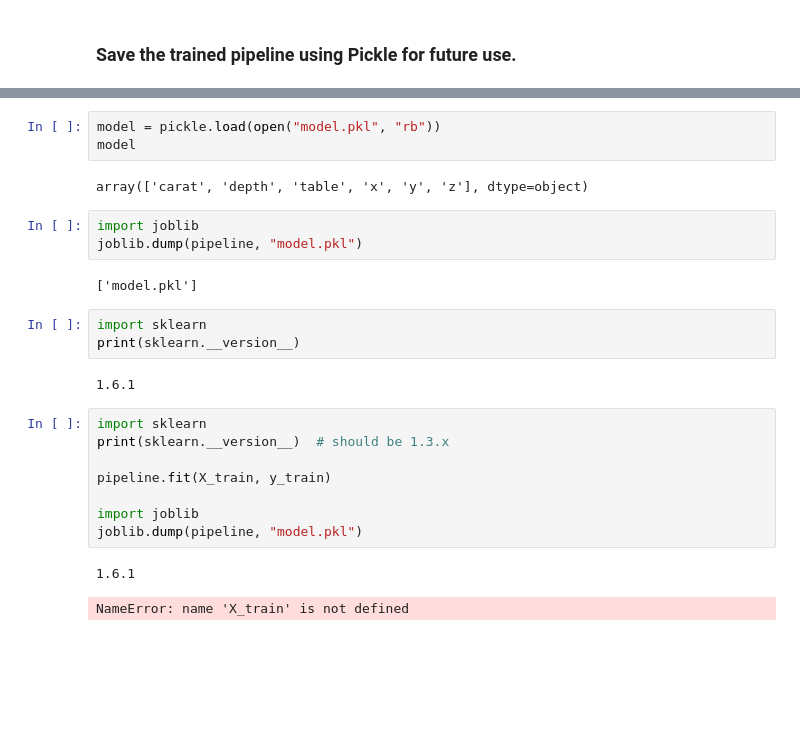
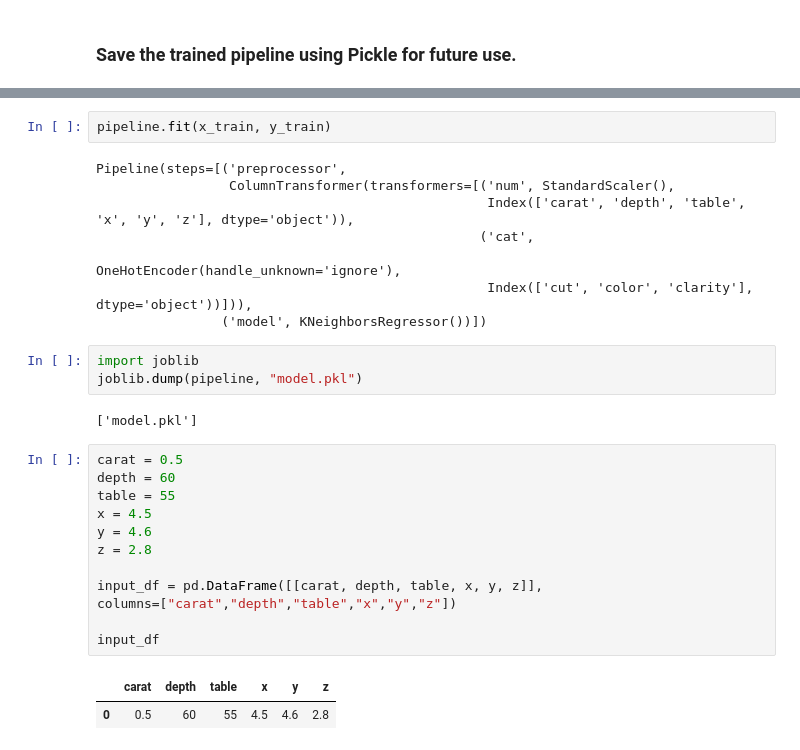
Before and after one commit to Sasanksurya/diamond-price-prediction-knn, a Jupyter notebook: Diamond Price Prediction using KNN and Streamlit Deployment.ipynb, the cells around one changed output, grey strips where cells are left out. Drawn from its saved outputs; the diff is of its cells as text; blank space fills up the shorter version.

Commit message:
final working model

```diff
--- a/Diamond Price Prediction using KNN and Streamlit Deployment.ipynb
+++ b/Diamond Price Prediction using KNN and Streamlit Deployment.ipynb
@@ -182,26 +197,30 @@ print(sklearn.__version__)
 # %%
-model = pickle.load(open("model.pkl", "rb"))
-model
+pipeline.fit(x_train, y_train)
 # %% [output]
-array(['carat', 'depth', 'table', 'x', 'y', 'z'], dtype=object)
+Pipeline(steps=[('preprocessor',
+                 ColumnTransformer(transformers=[('num', StandardScaler(),
+                                                  Index(['carat', 'depth', 'table', 'x', 'y', 'z'], dtype='object')),
+                                                 ('cat',
+                                                  OneHotEncoder(handle_unknown='ignore'),
+                                                  Index(['cut', 'color', 'clarity'], dtype='object'))])),
+                ('model', KNeighborsRegressor())])
-# %%
-import joblib
-joblib.dump(pipeline, "model.pkl")
-# %% [output]
-['model.pkl']
-# %%
-import sklearn
-print(sklearn.__version__)
-# %% [output]
-1.6.1
-# %%
-import sklearn
-print(sklearn.__version__)  # should be 1.3.x
-
-pipeline.fit(X_train, y_train)
-
-import joblib
-joblib.dump(pipeline, "model.pkl")
-# %% [output]
-1.6.1
-NameError: name 'X_train' is not defined
+# %%
+import joblib
+joblib.dump(pipeline, "model.pkl")
+# %% [output]
+['model.pkl']
+# %%
+carat = 0.5
+depth = 60
+table = 55
+x = 4.5
+y = 4.6
+z = 2.8
+
+input_df = pd.DataFrame([[carat, depth, table, x, y, z]],
+columns=["carat","depth","table","x","y","z"])
+
+input_df
+# %% [output]
+|  | carat | depth | table | x | y | z |
+| 0 | 0.5 | 60 | 55 | 4.5 | 4.6 | 2.8 |
```
Also changed, not shown: parts of 5 cells of this notebook, 1 other file.
